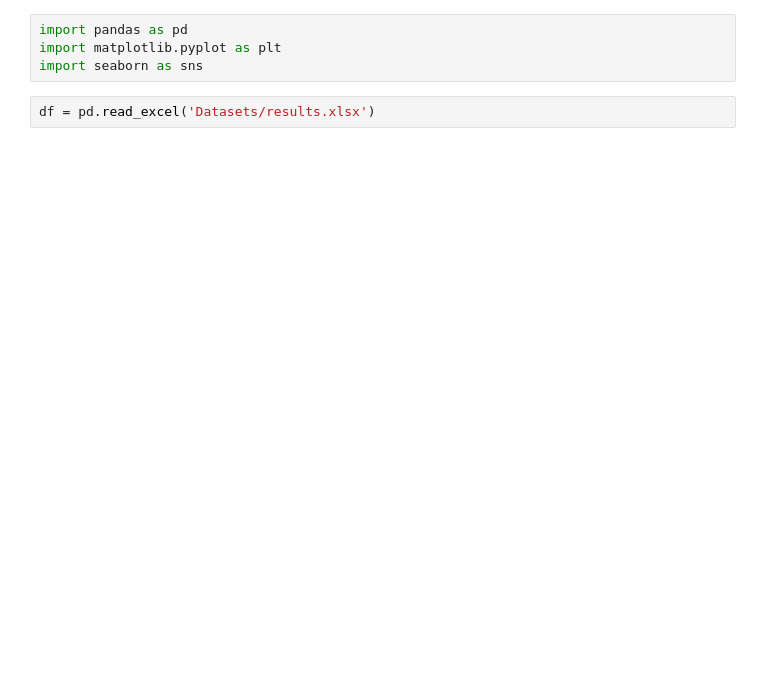
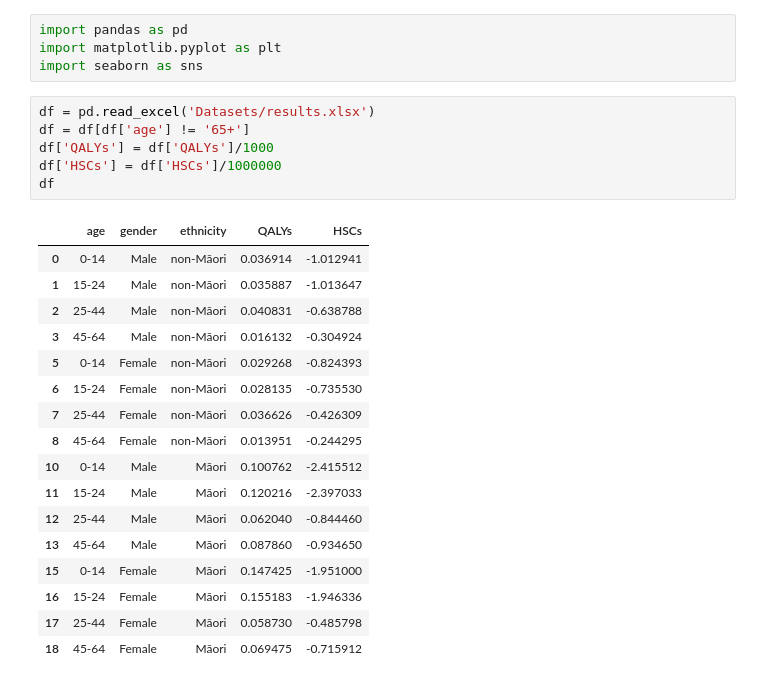
Before and after one commit to u7338876/vapingeffect, a Jupyter notebook: Results.ipynb, the cells around one changed output. Saved outputs shown, nothing was run; the diff lists cells and outputs as text; blank space fills up the shorter version.

```diff
--- a/Results.ipynb
+++ b/Results.ipynb
@@ -4,4 +4,26 @@ import matplotlib.pyplot as plt
 import seaborn as sns
 # %%
 df = pd.read_excel('Datasets/results.xlsx')
+df = df[df['age'] != '65+']
+df['QALYs'] = df['QALYs']/1000
+df['HSCs'] = df['HSCs']/1000000
+df
+# %% [output]
+|  | age | gender | ethnicity | QALYs | HSCs |
+| 0 | 0-14 | Male | non-Māori | 0.036914 | -1.012941 |
+| 1 | 15-24 | Male | non-Māori | 0.035887 | -1.013647 |
+| 2 | 25-44 | Male | non-Māori | 0.040831 | -0.638788 |
+| 3 | 45-64 | Male | non-Māori | 0.016132 | -0.304924 |
+| 5 | 0-14 | Female | non-Māori | 0.029268 | -0.824393 |
+| 6 | 15-24 | Female | non-Māori | 0.028135 | -0.735530 |
+| 7 | 25-44 | Female | non-Māori | 0.036626 | -0.426309 |
+| 8 | 45-64 | Female | non-Māori | 0.013951 | -0.244295 |
+| 10 | 0-14 | Male | Māori | 0.100762 | -2.415512 |
+| 11 | 15-24 | Male | Māori | 0.120216 | -2.397033 |
+| 12 | 25-44 | Male | Māori | 0.062040 | -0.844460 |
+| 13 | 45-64 | Male | Māori | 0.087860 | -0.934650 |
+| 15 | 0-14 | Female | Māori | 0.147425 | -1.951000 |
+| 16 | 15-24 | Female | Māori | 0.155183 | -1.946336 |
+| 17 | 25-44 | Female | Māori | 0.058730 | -0.485798 |
+| 18 | 45-64 | Female | Māori | 0.069475 | -0.715912 |
 # %%
```
Also changed, not shown: parts of 3 cells of this notebook, 8 other files.
